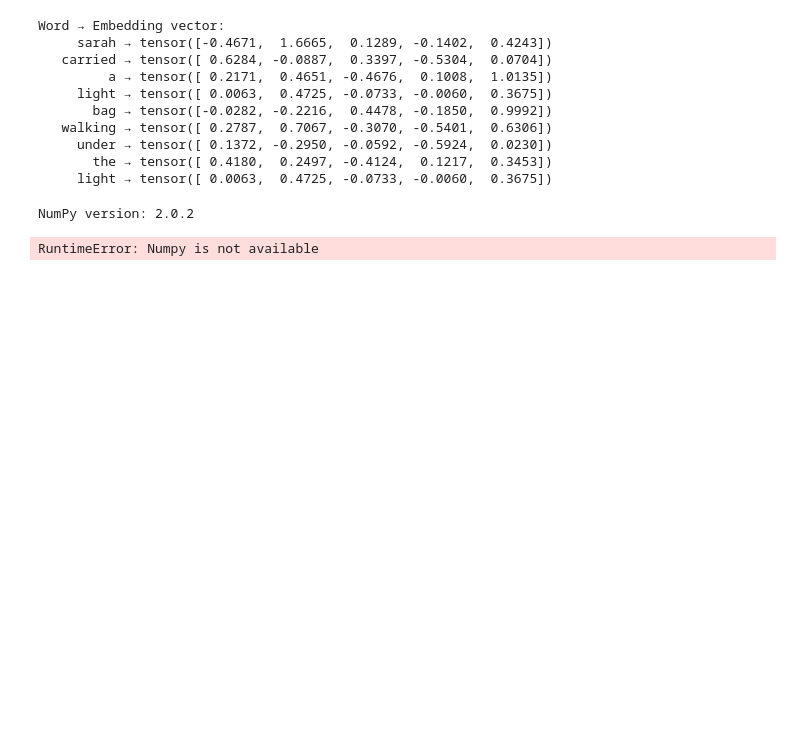
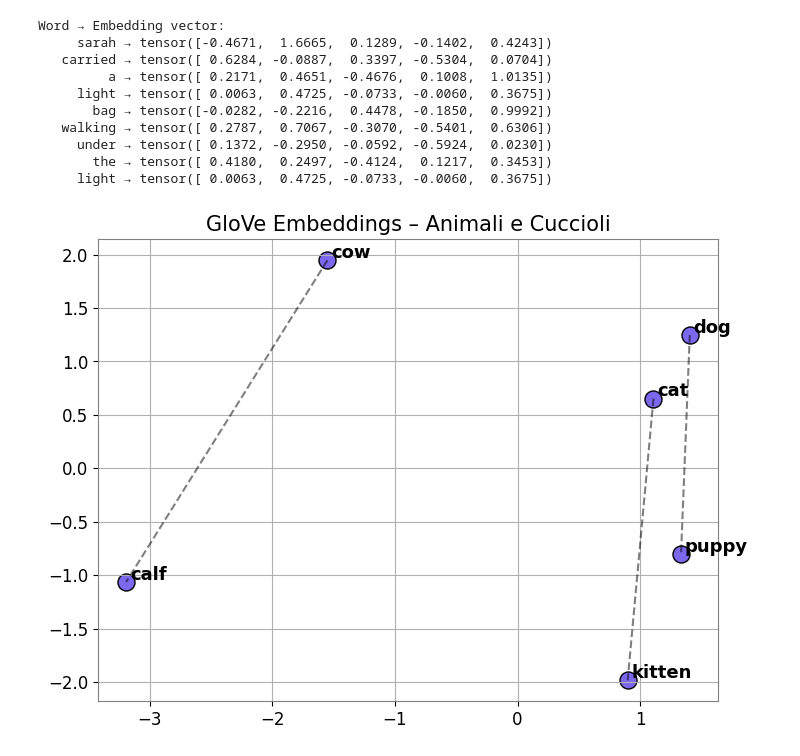
Before and after one commit to luciapapalini/transformers-hands-on, a Jupyter notebook: transformers-intro.ipynb, the cells around one changed output. Saved outputs shown, nothing was run; the diff lists cells and outputs as text; code cells hidden in the pictures; blank space fills up the shorter version.

```diff
--- a/transformers-intro.ipynb
+++ b/transformers-intro.ipynb
@@ -166,38 +133,39 @@ Word → Embedding vector:
      under → tensor([ 0.1372, -0.2950, -0.0592, -0.5924,  0.0230])
        the → tensor([ 0.4180,  0.2497, -0.4124,  0.1217,  0.3453])
      light → tensor([ 0.0063,  0.4725, -0.0733, -0.0060,  0.3675])
-# %%
-from sklearn.decomposition import PCA
-import matplotlib.pyplot as plt
-import numpy as np  # Explicitly import numpy again
-
-# Carica GloVe 50-dimensional
-glove = GloVe(name='6B', dim=50)
-
-# Parole da confrontare
-words = ["king", "queen", "man", "woman", "prince", "princess", "doctor", "nurse"]
-
-# Prendi i vettori dal vocabolario
-valid_words = [w for w in words if w in glove.stoi]
-
-# Check NumPy version to confirm availability
-print(f"NumPy version: {np.__version__}")
-
-vectors = torch.stack([glove[w] for w in valid_words]).numpy()
-
-# PCA in 2D
-pca = PCA(n_components=2)
-coords = pca.fit_transform(vectors)
-
-# Plot
-plt.figure(figsize=(8, 6))
-for i, word in enumerate(valid_words):
-    x, y = coords[i]
-    plt.scatter(x, y)
-    plt.text(x + 0.01, y + 0.01, word, fontsize=12)
-plt.title("GloVe Embeddings – relazioni semantiche (PCA)")
-plt.grid(True)
-plt.show()
-# %% [output]
-NumPy version: 2.0.2
-RuntimeError: Numpy is not available
+# %%
+import torch
+from torchtext.vocab import GloVe
+from sklearn.decomposition import PCA
+import matplotlib.pyplot as plt
+
+# Setup grafico generale
+plt.rcParams.update({
+    "font.size": 12,
+    "figure.facecolor": "white",
+    "axes.edgecolor": "gray",
+    "axes.grid": True
+})
+
+glove = GloVe(name='6B', dim=50)
+
+# --- Set 1: Animali e cuccioli ---
+animal_words = ["dog", "puppy", "cat", "kitten", "cow", "calf"]
+animal_pairs = [("dog", "puppy"), ("cat", "kitten"), ("cow", "calf")]
+
+
+animal_vectors = torch.stack([glove[w] for w in animal_words]).numpy()
+pca_animal = PCA(n_components=2).fit_transform(animal_vectors)
+
+plt.figure(figsize=(8, 6))
+for i, word in enumerate(animal_words):
+    x, y = pca_animal[i]
+    plt.scatter(x, y, color="mediumslateblue", s=150, edgecolors="k")
+    plt.text(x + 0.03, y + 0.02, word, fontsize=13, weight='bold')
+for a, b in animal_pairs:
+    i, j = animal_words.index(a), animal_words.index(b)
+    plt.plot([pca_animal[i][0], pca_animal[j][0]], [pca_animal[i][1], pca_animal[j][1]], 'k--', alpha=0.5)
+plt.title("GloVe Embeddings – Animali e Cuccioli", fontsize=15)
+plt.show()
+# %% [output]
+[figure, added]
```
Also changed, not shown: parts of 14 cells of this notebook.
